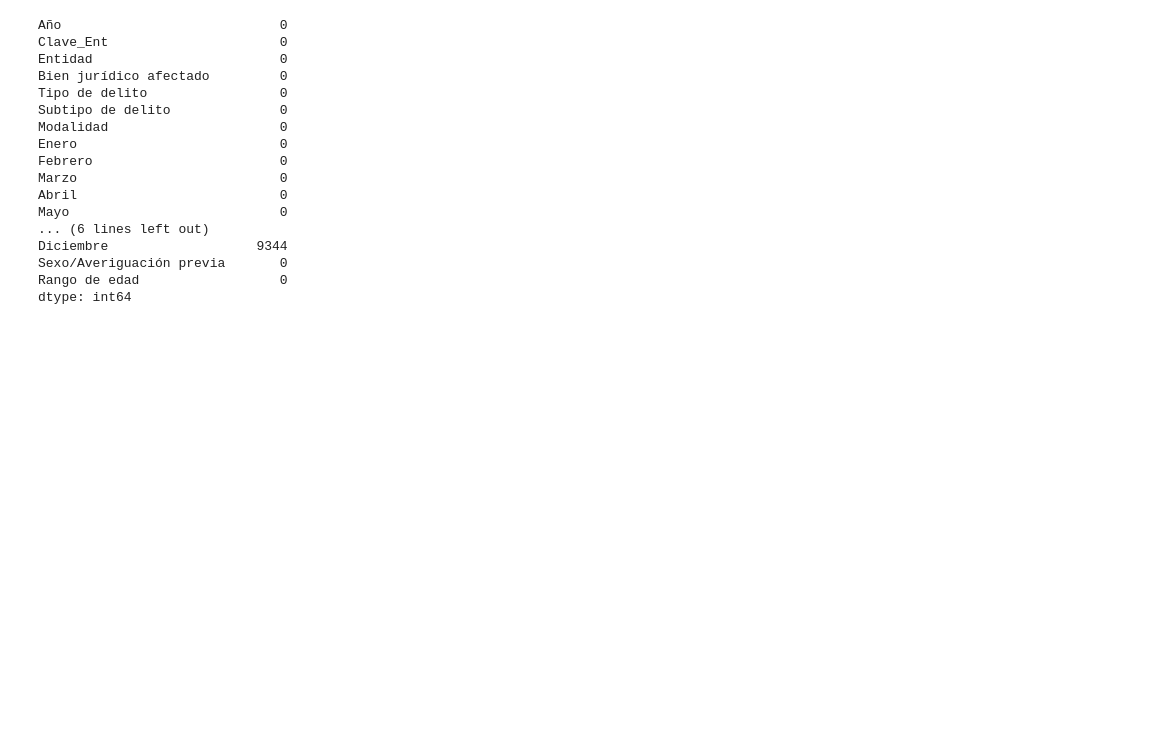
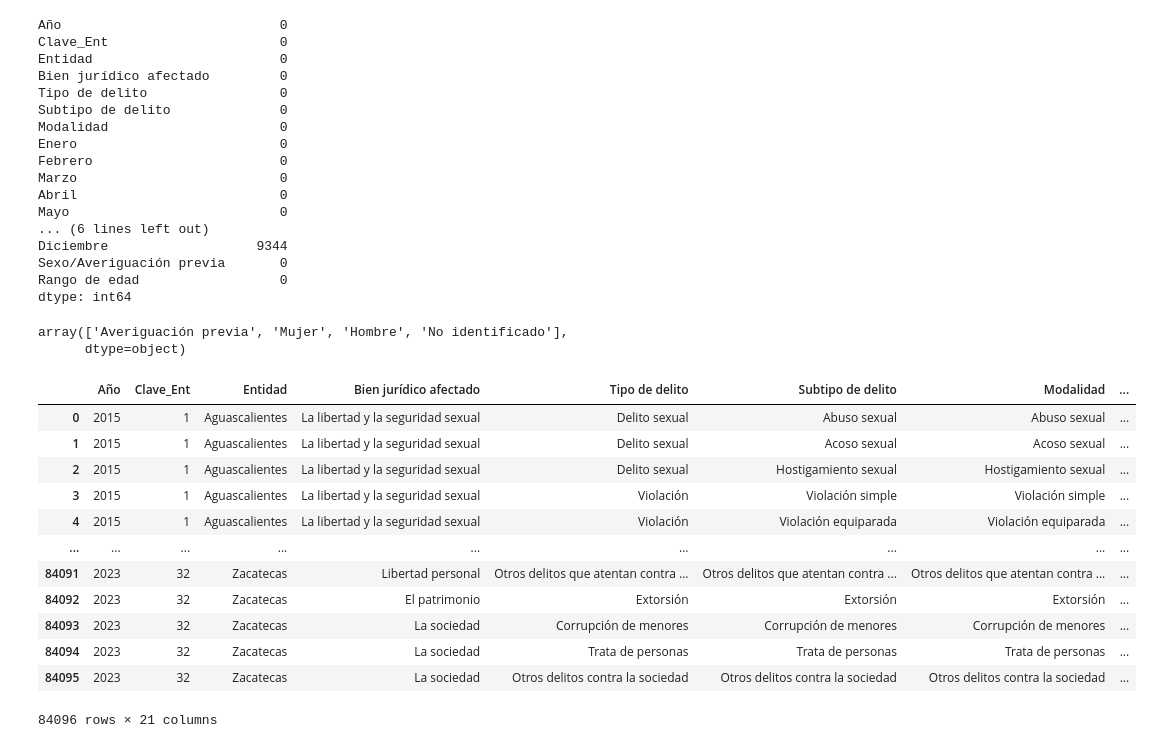
Before and after one commit to CarlosMuLa/CrimeRatesMex, a Jupyter notebook: CrimeRates.ipynb, the cells around one changed output. Saved outputs shown, nothing was run; the diff lists cells and outputs as text; code cells hidden in the pictures; blank space fills up the shorter version.

```diff
--- a/CrimeRates.ipynb
+++ b/CrimeRates.ipynb
@@ -55,3 +56,26 @@ Diciembre                   9344
 Sexo/Averiguación previa       0
 Rango de edad                  0
 dtype: int64
+# %%
+sex= crimerate_df['Sexo/Averiguación previa'].unique()
+sex
+# %% [output]
+array(['Averiguación previa', 'Mujer', 'Hombre', 'No identificado'],
+      dtype=object)
+# %%
+crimerate_df[['Enero','Febrero','Marzo','Abril','Mayo','Junio','Julio','Agosto','Septiembre','Octubre','Noviembre','Diciembre']] = crimerate_df[['Enero','Febrero','Marzo','Abril','Mayo','Junio','Julio','Agosto','Septiembre','Octubre','Noviembre','Diciembre']].astype(float)
+#transforming the columns from object to float to be able to work with them easier
+# %% [output]
+|  | Año | Clave_Ent | Entidad | Bien jurídico afectado | Tipo de delito | Subtipo de delito | Modalidad | ... |
+| 0 | 2015 | 1 | Aguascalientes | La libertad y la seguridad sexual | Delito sexual | Abuso sexual | Abuso sexual | ... |
+| 1 | 2015 | 1 | Aguascalientes | La libertad y la seguridad sexual | Delito sexual | Acoso sexual | Acoso sexual | ... |
+| 2 | 2015 | 1 | Aguascalientes | La libertad y la seguridad sexual | Delito sexual | Hostigamiento sexual | Hostigamiento sexual | ... |
+| 3 | 2015 | 1 | Aguascalientes | La libertad y la seguridad sexual | Violación | Violación simple | Violación simple | ... |
+| 4 | 2015 | 1 | Aguascalientes | La libertad y la seguridad sexual | Violación | Violación equiparada | Violación equiparada | ... |
+| ... | ... | ... | ... | ... | ... | ... | ... | ... |
+| 84091 | 2023 | 32 | Zacatecas | Libertad personal | Otros delitos que atentan contra ... | Otros delitos que atentan contra ... | Otros delitos que atentan contra ... | ... |
+| 84092 | 2023 | 32 | Zacatecas | El patrimonio | Extorsión | Extorsión | Extorsión | ... |
+| 84093 | 2023 | 32 | Zacatecas | La sociedad | Corrupción de menores | Corrupción de menores | Corrupción de menores | ... |
+| 84094 | 2023 | 32 | Zacatecas | La sociedad | Trata de personas | Trata de personas | Trata de personas | ... |
+| 84095 | 2023 | 32 | Zacatecas | La sociedad | Otros delitos contra la sociedad | Otros delitos contra la sociedad | Otros delitos contra la sociedad | ... |
+84096 rows × 21 columns
```
Also changed, not shown: parts of 4 cells of this notebook.
